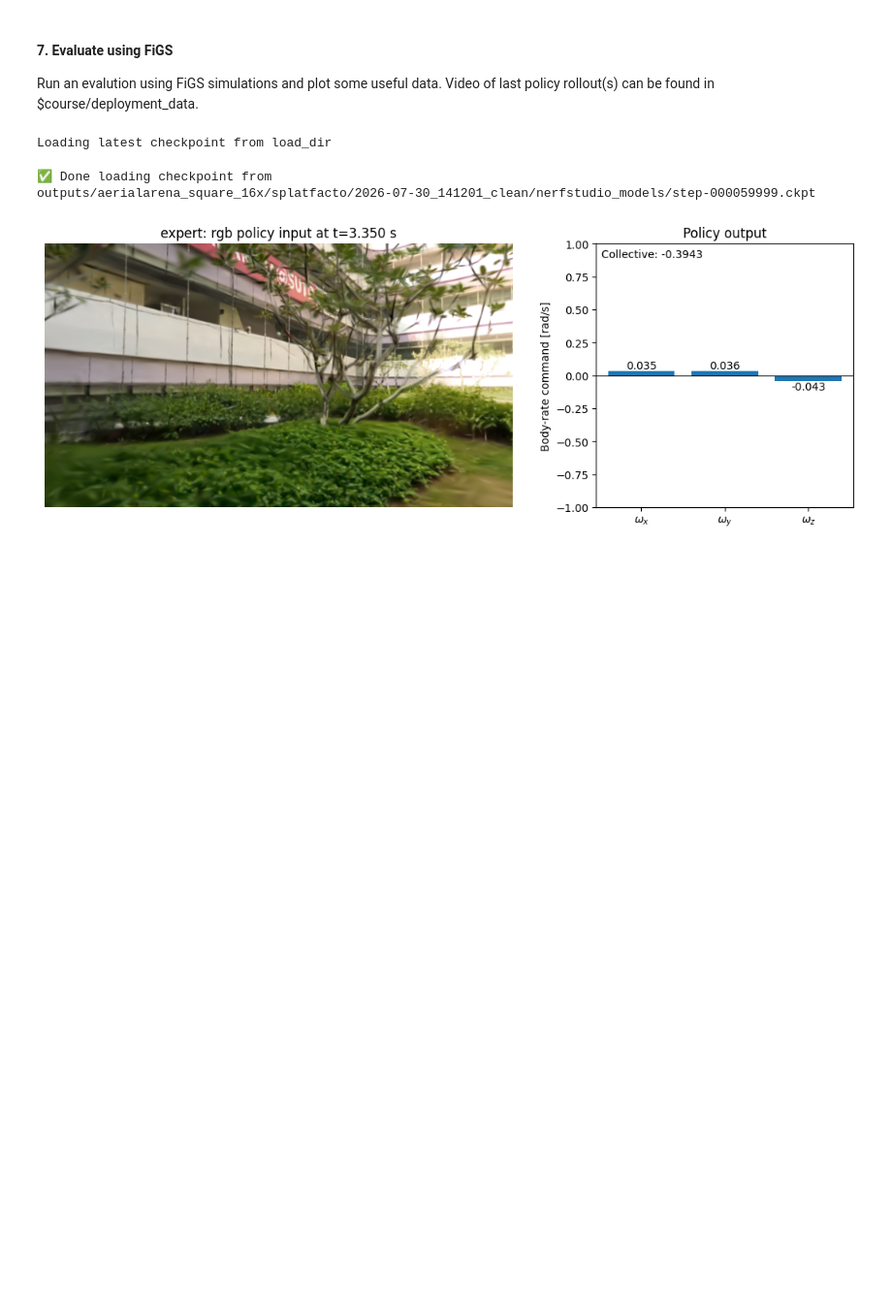
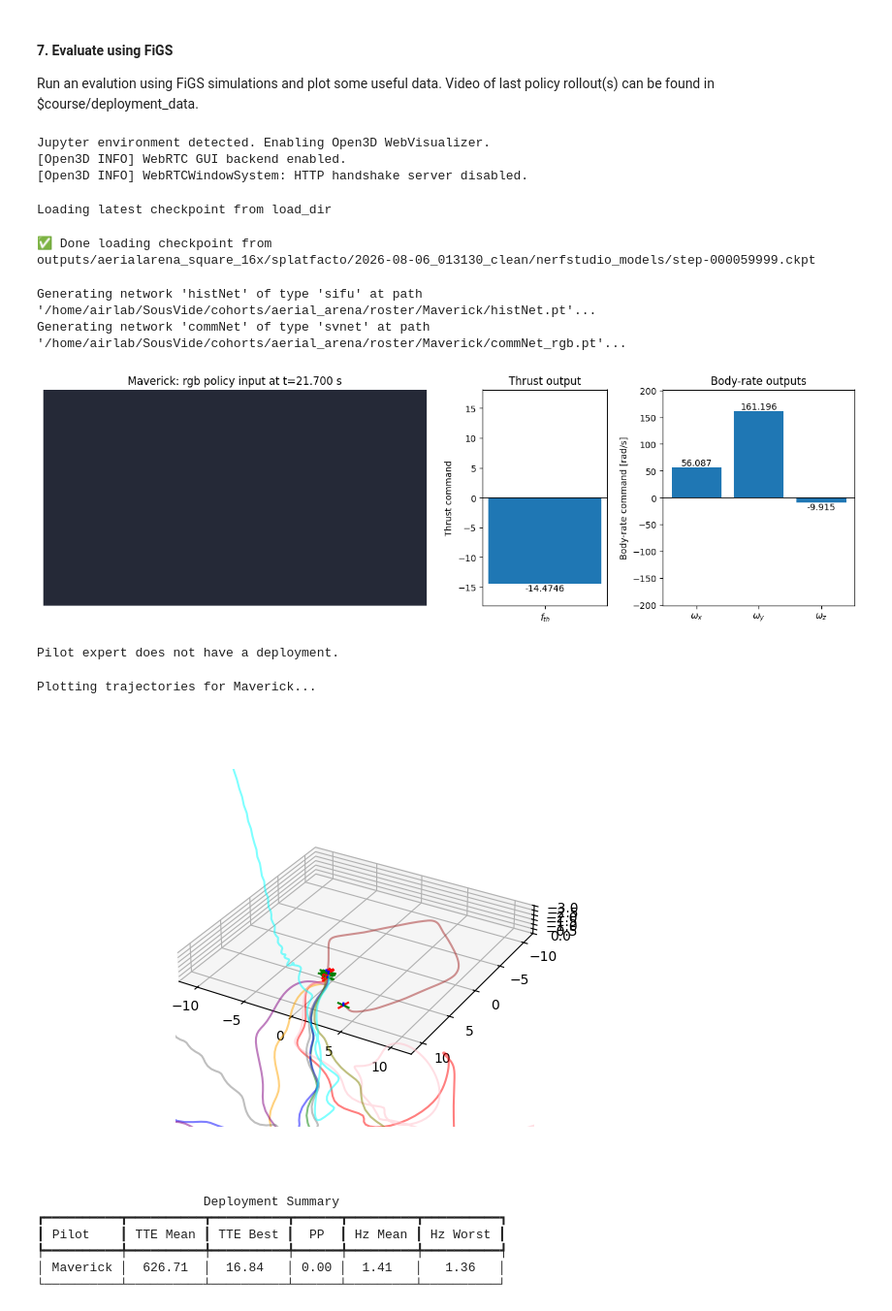
Before and after one commit to sdencanted/SousVide, a Jupyter notebook: notebooks/sous_vide_examples.ipynb, the cells around one changed output. Shown at 97% size. Cells and saved outputs as stored; diff of their text form; code cells hidden in the pictures; blank space fills up the shorter version.

Commit message:
events pipeline that runs but doesnt seem to produce good pilots

```diff
--- a/notebooks/sous_vide_examples.ipynb
+++ b/notebooks/sous_vide_examples.ipynb
@@ -23,21 +23,21 @@ import sousvide.flight.deploy_figs as df
 # %% [markdown]
 #### 1. Define the desired scene and course to train on.
 # %%
+# =========================================
+# Aerial Arena Test
+# =========================================
+
+# cohort = "aerial_arena"               # Cohort name (parent folder) for the robustness test
+# scene = "aerialarena_square_16x/splatfacto/2026-08-06_013130_clean"                  # Scene name for the robustness test
+# courses = ["aerialarena_test"]              # Courses to be used in the robustness test
+
 # =========================================
 # Robustness Test
 # =========================================
 
-cohort = "aerial_arena"               # Cohort name (parent folder) for the robustness test
-scene = "aerialarena_square_16x/splatfacto/2026-07-30_141201_clean"                  # Scene name for the robustness test
-courses = ["aerialarena_test"]              # Courses to be used in the robustness test
-
-# =========================================
-# Short Test
-# =========================================
-
-# cohort = "robustness"               # Cohort name (parent folder) for the robustness test
-# scene = "mid_gate"                  # Scene name for the robustness test
-# courses = ["traverse"]              # Courses to be used in the robustness test
+cohort = "robustness"               # Cohort name (parent folder) for the robustness test
+scene = "mid_gate"                  # Scene name for the robustness test
+courses = ["traverse"]              # Courses to be used in the robustness test
 
 # # =========================================
 # # Cluttered Test
@@ -200,7 +222,7 @@ The best policy we found has two distinct networks that are trained separately.
 Use the plot function to review the current network's train/eval losses.
 # %%
 # Train the Policy
-# tp.train_roster(cohort,roster,"histNet",200)
+tp.train_roster(cohort,roster,"histNet",200)
 
 # Plot the histNet losses
 pl.plot_losses(cohort,roster,"histNet",use_log=True)
@@ -246,15 +249,29 @@ Time: 6h 6m 16s     | Train: 0.0014 | Test: 0.0026 | Eval TTE: 15598.50
 Run an evalution using FiGS simulations and plot some useful data. Video of last policy rollout(s) can be found in $course/deployment_data.
 # %%
 # Simulate in FiGS
-debug_deployment = True  # Show the policy image, thrust, and body-rate outputs.
+debug_deployment = True  # Set True to show the live policy image and body-rate output.
 
 for course in courses:
     df.deploy_roster(
         cohort,course,scene,eval_method,roster,mode="visualize",
-        image_modality="kronecker_delta",debug=debug_deployment)
+        image_modality="rgb",debug=debug_deployment)
     pl.plot_deployments(cohort,course,roster,plot_show=True)
 # %% [output]
-Loading latest checkpoint from load_dir
+Jupyter environment detected. Enabling Open3D WebVisualizer.
+[Open3D INFO] WebRTC GUI backend enabled.
+[Open3D INFO] WebRTCWindowSystem: HTTP handshake server disabled.
-✅ Done loading checkpoint from
-outputs/aerialarena_square_16x/splatfacto/2026-07-30_141201_clean/nerfstudio_models/step-000059999.ckpt
+Loading latest checkpoint from load_dir
+✅ Done loading checkpoint from
+outputs/aerialarena_square_16x/splatfacto/2026-08-06_013130_clean/nerfstudio_models/step-000059999.ckpt
+Generating network 'histNet' of type 'sifu' at path '/home/airlab/SousVide/cohorts/aerial_arena/roster/Maverick/histNet.pt'...
+Generating network 'commNet' of type 'svnet' at path '/home/airlab/SousVide/cohorts/aerial_arena/roster/Maverick/commNet_rgb.pt'...
-[figure, old version]
+[figure, new version]
+Pilot expert does not have a deployment.
+Plotting trajectories for Maverick...
+[figure, added]
+                      Deployment Summary
+┏━━━━━━━━━━┳━━━━━━━━━━┳━━━━━━━━━━┳━━━━━━┳━━━━━━━━━┳━━━━━━━━━━┓
+┃ Pilot    ┃ TTE Mean ┃ TTE Best ┃  PP  ┃ Hz Mean ┃ Hz Worst ┃
+┡━━━━━━━━━━╇━━━━━━━━━━╇━━━━━━━━━━╇━━━━━━╇━━━━━━━━━╇━━━━━━━━━━┩
+│ Maverick │  626.71  │  16.84   │ 0.00 │  1.41   │   1.36   │
+└──────────┴──────────┴──────────┴──────┴─────────┴──────────┘
```
Also changed, not shown: parts of 8 cells of this notebook, 6 other files.
